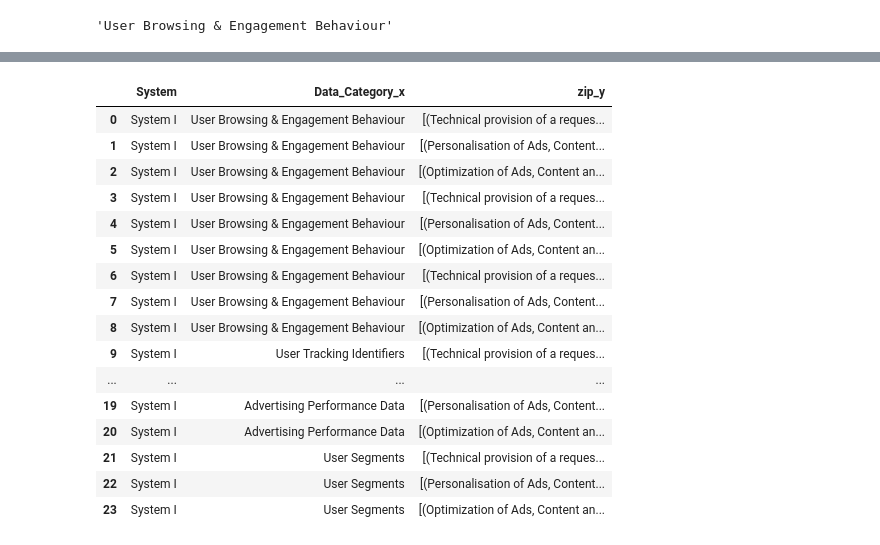
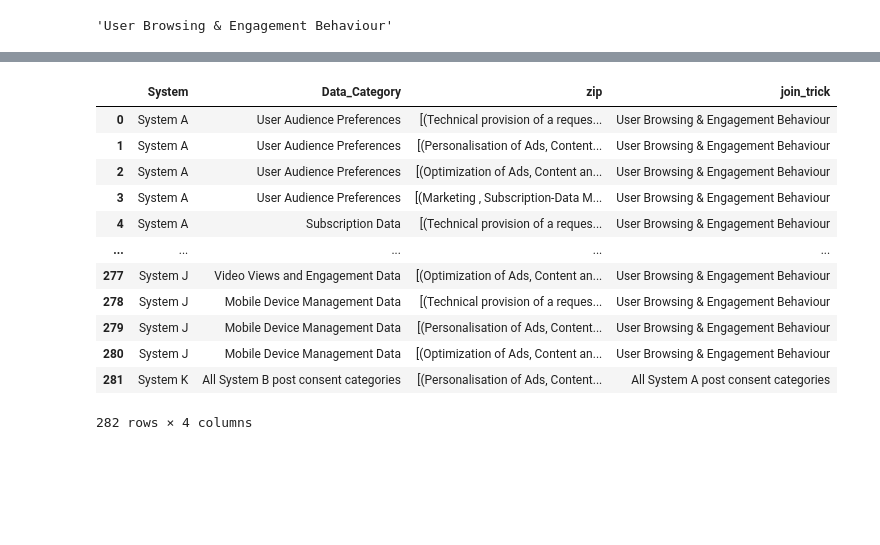
Before and after one commit to flohaha/Colab_Better_Rop, a Jupyter notebook: ROPA.ipynb, the cells around one changed output, grey strips where cells are left out. Cells and saved outputs as stored; diff of their text form; code cells hidden in the pictures; blank space fills up the shorter version.

```diff
--- a/ROPA.ipynb
+++ b/ROPA.ipynb
@@ -134,7 +151,7 @@ df_infos#.iloc[:, 0].unique().tolist()
 | 112 | System K |  |  |  |  | System Z | API | All System B post consent categories | Collected directly from System B | N/A (Content Meta Data) | ... | ... |
 113 rows × 33 columns
 # %%
-df_sample = df_infos[df_infos.iloc[:, 0] == 'System I']
+df_sample = df_infos#[df_infos.iloc[:, 0] == 'System A']  ### TEST  >> [df_infos.iloc[:, 0] == 'System I']
 
 df_sample = df_sample.iloc[:, [0,7,11,12]]#,14,19]]
 
@@ -302,15 +373,27 @@ df_merged_sample_zip.iloc[1,1]
 for r in range(0, len(df_merged_sample_zip)):
   #print(df_merged_sample_zip.iloc[r,2])
 
-  if df_merged_sample_zip.iloc[r,2] == [('', '')] or df_merged_sample_zip.iloc[r,2] == [('Same as the previous data category', 'Same as the previous data category')]:
-    #print('ok')
-    anc = df_merged_sample_zip.iloc[r-1,3]
+  if df_merged_sample_zip.iloc[r,2] == [('', '')] \
+    or df_merged_sample_zip.iloc[r,2] == [('Same as the previous data category', 'Same as the previous data category')] \
+    or len([s for s in df_merged_sample_zip.iloc[r,2][0]  if 'Same as' in s])>0 \
+    or len([s for s in df_merged_sample_zip.iloc[r,2][0]  if 'same as' in s])>0 :
+
+
+    anc = df_merged_sample_zip.iloc[r-1,1]
     #print(anc)
-    df_merged_sample_zip.iloc[r,3] = anc
-  else:
-    new = df_merged_sample_zip.iloc[r,1]
-    #print(anc)
-    df_merged_sample_zip.iloc[r,3] = new
+    new=df_merged_sample_zip.iloc[r-1,3]
+
+    if len(df_merged_sample_zip.iloc[r-1,3])==0:
+      df_merged_sample_zip.iloc[r,3] = anc
+    else:
+      df_merged_sample_zip.iloc[r,3] = new
+
+
+
+  # else:
+  #   new = df_merged_sample_zip.iloc[r,1]
+  #   #print(anc)
+  #   df_merged_sample_zip.iloc[r,3] = new
 
 df_merged_sample_zip
 # %% [output]
@@ -326,24 +433,22 @@ df_merged_sample_zip
 # %%
-df_merged_sample_zip_fin = pd.merge(df_merged_sample_zip, df_merged_sample_zip, how='left', left_on=['System', 'join_trick'], right_on=['System', 'Data_Category'] )
+df_merged_sample_zip_same = pd.merge(df_merged_sample_zip, df_merged_sample_zip, how='inner', left_on=['System', 'join_trick'], right_on=['System', 'Data_Category'] )
 
-df_merged_sample_zip_fin = df_merged_sample_zip_fin[['System','Data_Category_x','zip_y']]
+df_merged_sample_zip_same = df_merged_sample_zip_same[['System','Data_Category_x','zip_y','join_trick_x']]
 
-df_merged_sample_zip_fin
+df_merged_sample_zip_same.columns = ['System','Data_Category','zip','join_trick']
+
+df_merged_sample_zip_same
 # %% [output]
-|  | System | Data_Category_x | zip_y |
-| 0 | System I | User Browsing & Engagement Behaviour | [(Technical provision of a reques... |
-| 1 | System I | User Browsing & Engagement Behaviour | [(Personalisation of Ads, Content... |
-| 2 | System I | User Browsing & Engagement Behaviour | [(Optimization of Ads, Content an... |
-| 3 | System I | User Browsing & Engagement Behaviour | [(Technical provision of a reques... |
-| 4 | System I | User Browsing & Engagement Behaviour | [(Personalisation of Ads, Content... |
-| 5 | System I | User Browsing & Engagement Behaviour | [(Optimization of Ads, Content an... |
-| 6 | System I | User Browsing & Engagement Behaviour | [(Technical provision of a reques... |
-| 7 | System I | User Browsing & Engagement Behaviour | [(Personalisation of Ads, Content... |
-| 8 | System I | User Browsing & Engagement Behaviour | [(Optimization of Ads, Content an... |
-| 9 | System I | User Tracking Identifiers | [(Technical provision of a reques... |
-| ... | ... | ... | ... |
-| 19 | System I | Advertising Performance Data | [(Personalisation of Ads, Content... |
-| 20 | System I | Advertising Performance Data | [(Optimization of Ads, Content an... |
-| 21 | System I | User Segments | [(Technical provision of a reques... |
-| 22 | System I | User Segments | [(Personalisation of Ads, Content... |
-| 23 | System I | User Segments | [(Optimization of Ads, Content an... |
+|  | System | Data_Category | zip | join_trick |
+| 0 | System A | User Audience Preferences | [(Technical provision of a reques... | User Browsing & Engagement Behaviour |
+| 1 | System A | User Audience Preferences | [(Personalisation of Ads, Content... | User Browsing & Engagement Behaviour |
+| 2 | System A | User Audience Preferences | [(Optimization of Ads, Content an... | User Browsing & Engagement Behaviour |
+| 3 | System A | User Audience Preferences | [(Marketing , Subscription-Data M... | User Browsing & Engagement Behaviour |
+| 4 | System A | Subscription Data | [(Technical provision of a reques... | User Browsing & Engagement Behaviour |
+| ... | ... | ... | ... | ... |
+| 277 | System J | Video Views and Engagement Data | [(Optimization of Ads, Content an... | User Browsing & Engagement Behaviour |
+| 278 | System J | Mobile Device Management Data | [(Technical provision of a reques... | User Browsing & Engagement Behaviour |
+| 279 | System J | Mobile Device Management Data | [(Personalisation of Ads, Content... | User Browsing & Engagement Behaviour |
+| 280 | System J | Mobile Device Management Data | [(Optimization of Ads, Content an... | User Browsing & Engagement Behaviour |
+| 281 | System K | All System B post consent categories | [(Personalisation of Ads, Content... | All System A post consent categories |
+282 rows × 4 columns
```
Also changed, not shown: parts of 41 cells of this notebook.
